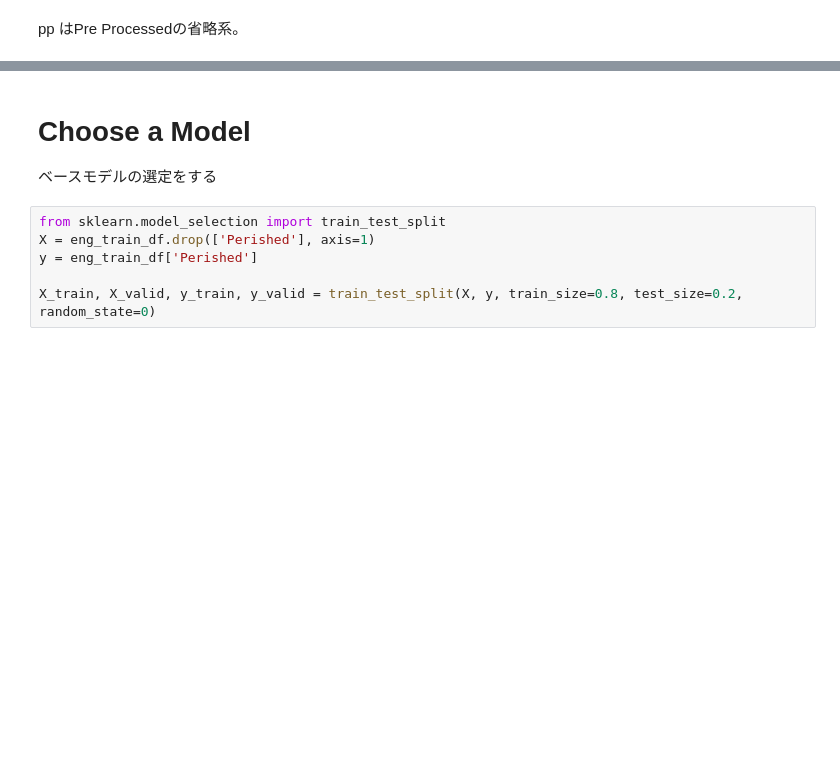
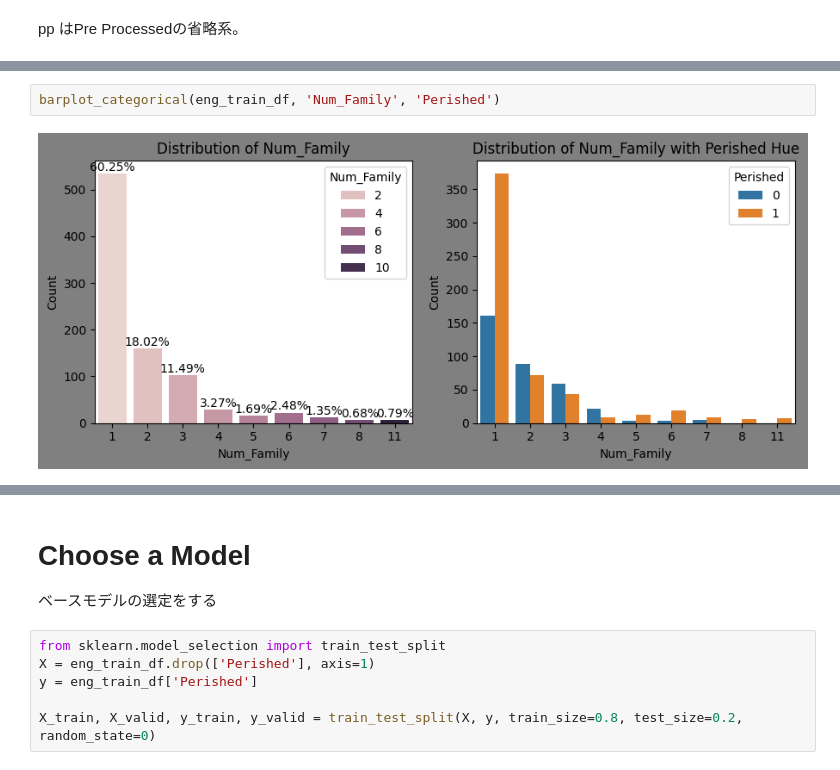
Before and after one commit to Edamame-san/Data-Science-GCI-2024, a Jupyter notebook: Competition 1/GCN Competition 1.ipynb, the cells around one changed output, grey strips where cells are left out. Drawn from its saved outputs; the diff is of its cells as text; blank space fills up the shorter version.

```diff
--- a/Competition 1/GCN Competition 1.ipynb
+++ b/Competition 1/GCN Competition 1.ipynb
@@ -562,0 +584,4 @@ eng_test_df['Fare_Per_Age'] = pp_test_df['Fare'] / pp_test_df['Age']
+# %%
+barplot_categorical(eng_train_df, 'Num_Family', 'Perished')
+# %% [output]
+[figure, added]
```
Also changed, not shown: parts of 28 cells of this notebook.
